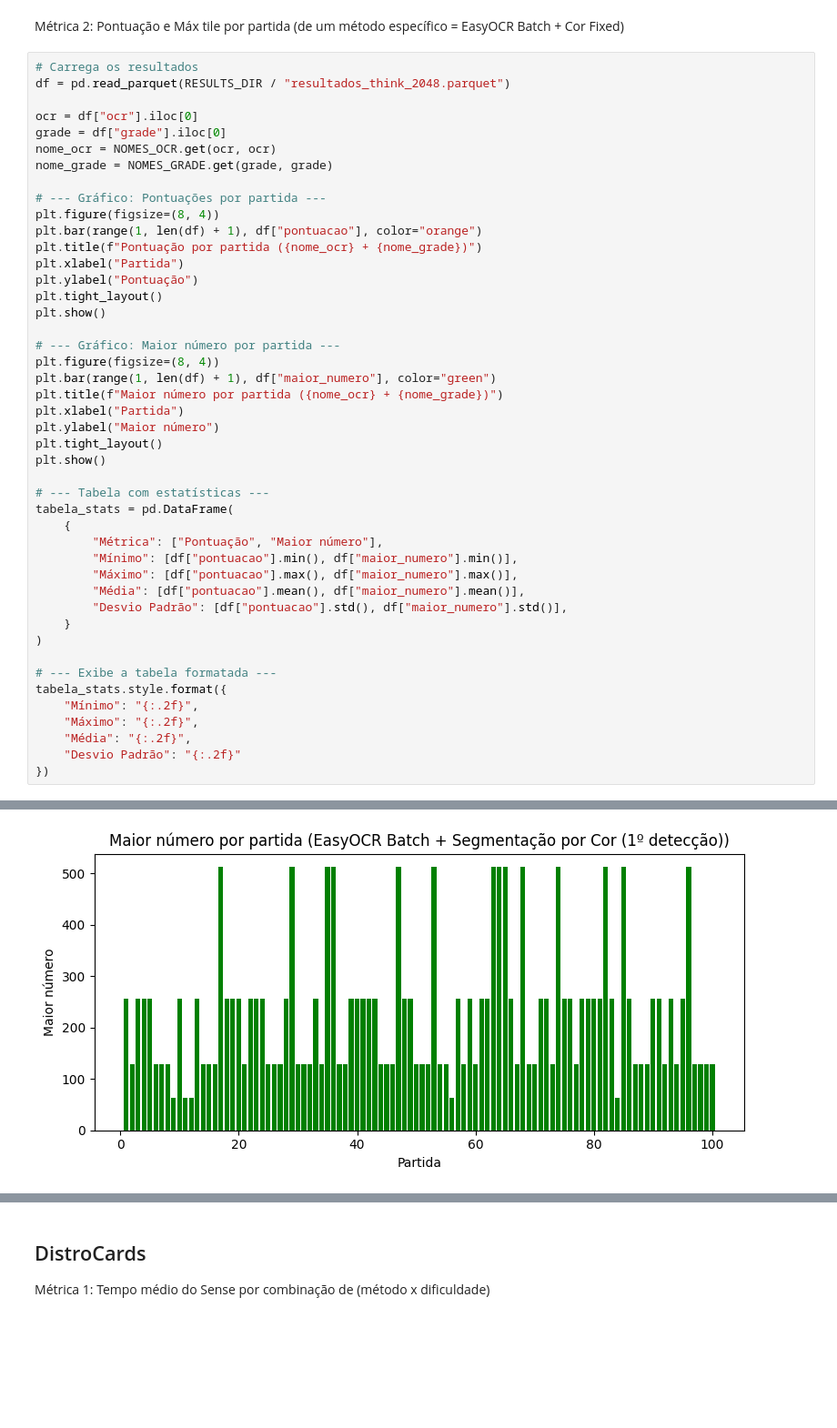
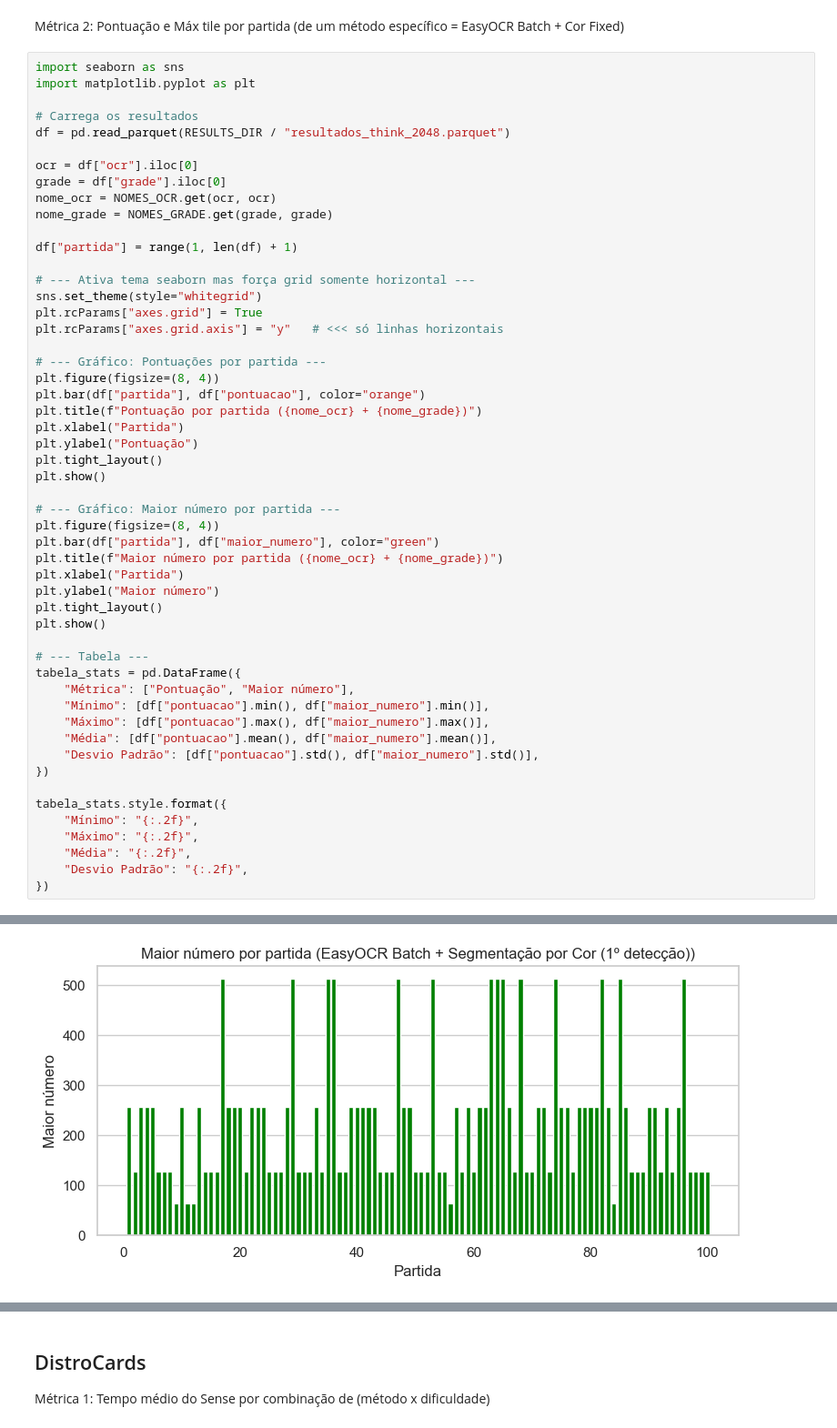
Before and after one commit to LiloMarino/GameBots, a Jupyter notebook: estatisticas.ipynb, the cells around one changed output, grey strips where cells are left out. Shown at 91% size. Drawn from its saved outputs; the diff is of its cells as text; blank space fills up the shorter version.

Commit message:
feat: :sparkles: Adicionado linhas no gráficos de pontuação do 2048

```diff
--- a/estatisticas.ipynb
+++ b/estatisticas.ipynb
@@ -201,6 +201,9 @@ estatisticas.style.format({
 # %% [markdown]
 Métrica 2: Pontuação e Máx tile por partida (de um método específico = EasyOCR Batch + Cor Fixed)
 # %%
+import seaborn as sns
+import matplotlib.pyplot as plt
+
 # Carrega os resultados
 df = pd.read_parquet(RESULTS_DIR / "resultados_think_2048.parquet")
 
@@ -209,9 +212,16 @@ grade = df["grade"].iloc[0]
 nome_ocr = NOMES_OCR.get(ocr, ocr)
 nome_grade = NOMES_GRADE.get(grade, grade)
 
+df["partida"] = range(1, len(df) + 1)
+
+# --- Ativa tema seaborn mas força grid somente horizontal ---
+sns.set_theme(style="whitegrid")
+plt.rcParams["axes.grid"] = True
+plt.rcParams["axes.grid.axis"] = "y"   # <<< só linhas horizontais
+
 # --- Gráfico: Pontuações por partida ---
 plt.figure(figsize=(8, 4))
-plt.bar(range(1, len(df) + 1), df["pontuacao"], color="orange")
+plt.bar(df["partida"], df["pontuacao"], color="orange")
 plt.title(f"Pontuação por partida ({nome_ocr} + {nome_grade})")
 plt.xlabel("Partida")
 plt.ylabel("Pontuação")
@@ -220,29 +230,26 @@ plt.show()
 
 # --- Gráfico: Maior número por partida ---
 plt.figure(figsize=(8, 4))
-plt.bar(range(1, len(df) + 1), df["maior_numero"], color="green")
+plt.bar(df["partida"], df["maior_numero"], color="green")
 plt.title(f"Maior número por partida ({nome_ocr} + {nome_grade})")
 plt.xlabel("Partida")
 plt.ylabel("Maior número")
 plt.tight_layout()
 plt.show()
 
-# --- Tabela com estatísticas ---
-tabela_stats = pd.DataFrame(
-    {
-        "Métrica": ["Pontuação", "Maior número"],
-        "Mínimo": [df["pontuacao"].min(), df["maior_numero"].min()],
-        "Máximo": [df["pontuacao"].max(), df["maior_numero"].max()],
-        "Média": [df["pontuacao"].mean(), df["maior_numero"].mean()],
-        "Desvio Padrão": [df["pontuacao"].std(), df["maior_numero"].std()],
-    }
-)
+# --- Tabela ---
+tabela_stats = pd.DataFrame({
+    "Métrica": ["Pontuação", "Maior número"],
+    "Mínimo": [df["pontuacao"].min(), df["maior_numero"].min()],
+    "Máximo": [df["pontuacao"].max(), df["maior_numero"].max()],
+    "Média": [df["pontuacao"].mean(), df["maior_numero"].mean()],
+    "Desvio Padrão": [df["pontuacao"].std(), df["maior_numero"].std()],
+})
 
-# --- Exibe a tabela formatada ---
 tabela_stats.style.format({
     "Mínimo": "{:.2f}",
     "Máximo": "{:.2f}",
     "Média": "{:.2f}",
-    "Desvio Padrão": "{:.2f}"
+    "Desvio Padrão": "{:.2f}",
 })
 # %% [output]
@@ -250,4 +257,4 @@ tabela_stats.style.format({
-[figure, old version]
+[figure, new version]
 |  | Métrica | Mínimo | Máximo | Média | Desvio Padrão |
 | 0 | Pontuação | 588.00 | 7804.00 | 2952.64 | 1542.75 |
 | 1 | Maior número | 64.00 | 512.00 | 229.76 | 131.22 |
```
Also changed, not shown: parts of 1 cell of this notebook.
